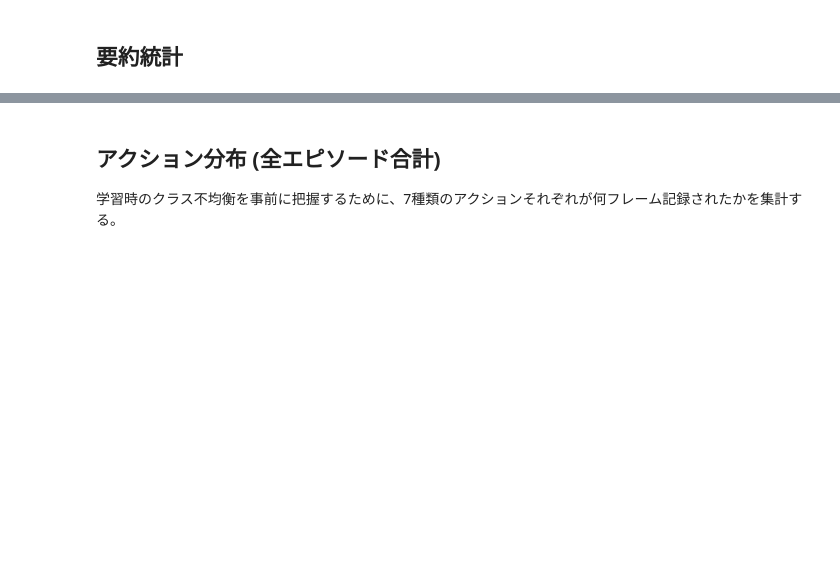
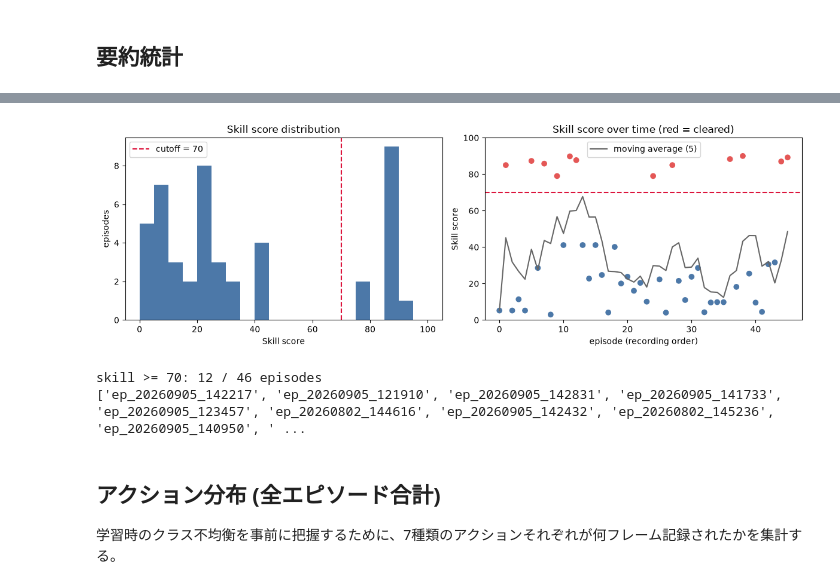
Before and after one commit to naoya1110/mario_competition, a Jupyter notebook: notebooks/02_review_data.ipynb, the cells around one changed output, grey strips where cells are left out. Drawn from its saved outputs; the diff is of its cells as text; code cells hidden in the pictures; blank space fills up the shorter version.

```diff
--- a/notebooks/02_review_data.ipynb
+++ b/notebooks/02_review_data.ipynb
@@ -54,3 +137,42 @@ manifest[["num_frames", "score", "x_pos_max", "coins", "time_remaining"]].descri
+# %%
+# Skill score distribution, and whether play improves as episodes accumulate
+GOOD_SKILL = 70  # cutoff for keeping an episode as training data (in practice, the cleared ones)
+
+fig, (ax_hist, ax_time) = plt.subplots(1, 2, figsize=(12, 4))
+
+ax_hist.hist(scored["skill"], bins=20, range=(0, 100), color="#4c78a8")
+ax_hist.axvline(GOOD_SKILL, color="crimson", linestyle="--", label=f"cutoff = {GOOD_SKILL}")
+ax_hist.set_xlabel("Skill score")
+ax_hist.set_ylabel("episodes")
+ax_hist.set_title("Skill score distribution")
+ax_hist.legend()
+
+chronological = scored.sort_values("timestamp").reset_index(drop=True)
+colors = ["#e45756" if c else "#4c78a8" for c in chronological["clear"]]
+ax_time.scatter(chronological.index, chronological["skill"], c=colors)
+ax_time.plot(
+    chronological.index,
+    chronological["skill"].rolling(5, min_periods=1).mean(),
+    color="#666",
+    label="moving average (5)",
+)
+ax_time.axhline(GOOD_SKILL, color="crimson", linestyle="--")
+ax_time.set_xlabel("episode (recording order)")
+ax_time.set_ylabel("Skill score")
+ax_time.set_ylim(0, 100)
+ax_time.set_title("Skill score over time (red = cleared)")
+ax_time.legend()
+
+plt.tight_layout()
+plt.show()
+
+good = scored[scored["skill"] >= GOOD_SKILL].sort_values("skill", ascending=False)
+print(f"skill >= {GOOD_SKILL}: {len(good)} / {len(scored)} episodes")
+print(good["episode_id"].tolist())
+# %% [output]
+[figure, added]
+skill >= 70: 12 / 46 episodes
+['ep_20260905_142217', 'ep_20260905_121910', 'ep_20260905_142831', 'ep_20260905_141733', 'ep_20260905_123457', 'ep_20260802_144616', 'ep_20260905_142432', 'ep_20260802_145236', 'ep_20260905_140950', ' ...
 # %% [markdown]
 ## アクション分布 (全エピソード合計)
 
```
Also changed, not shown: parts of 8 cells of this notebook, 3 other files.
